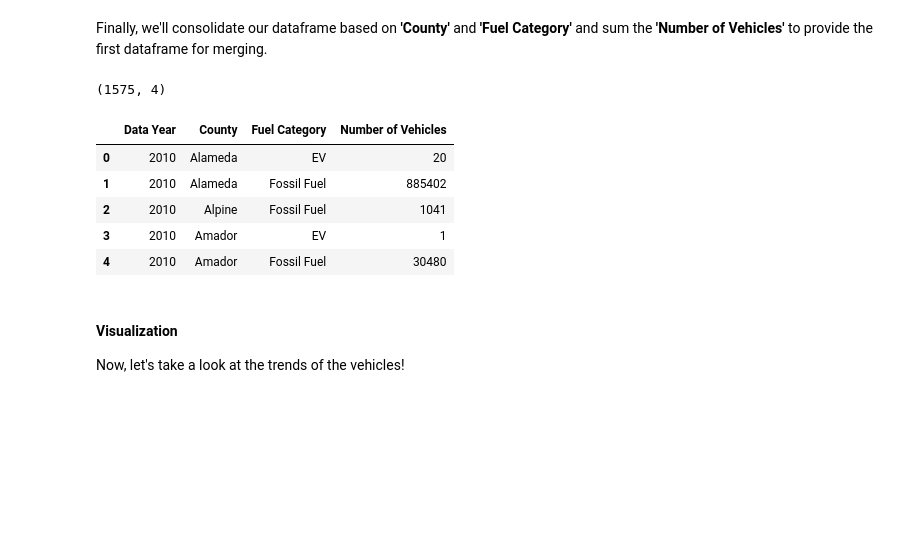
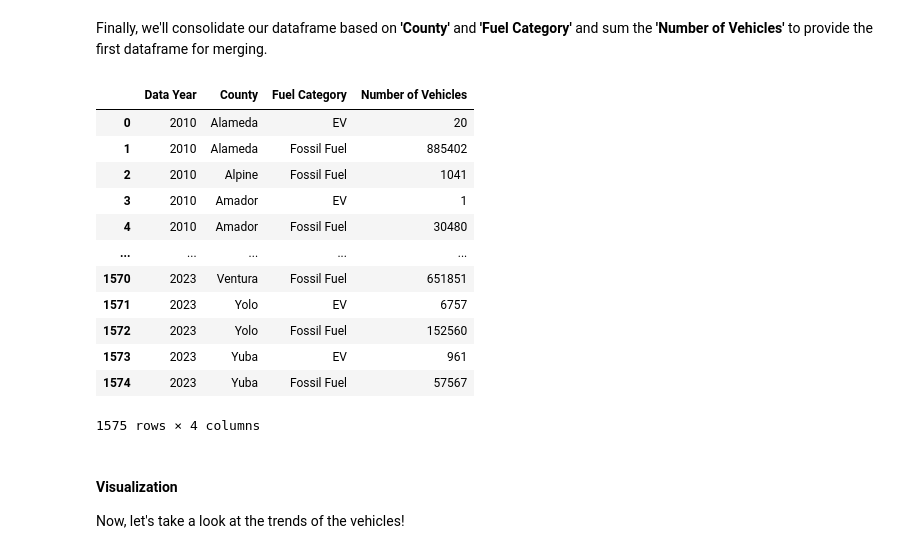
Before and after one commit to kellerl7/SIADS_Milestone_1, a Jupyter notebook: 19-btschmid-claris-lucaskel-kr_backup.ipynb, the cells around one changed output. Saved outputs shown, nothing was run; the diff lists cells and outputs as text; code cells hidden in the pictures; blank space fills up the shorter version.

```diff
--- a/19-btschmid-claris-lucaskel-kr_backup.ipynb
+++ b/19-btschmid-claris-lucaskel-kr_backup.ipynb
@@ -258,17 +258,23 @@ Finally, we'll consolidate our dataframe based on __'County'__ and __'Fuel Categ
 # %%
 fueltype_per_countyyear_totals_df = calcountyvehicle_df.groupby(['Data Year','County','Fuel Category'])['Number of Vehicles'].sum().reset_index()
 ## Optional to export out as an excel file - uncomment next line ##
 # vehicle_df.to_csv('vehicle_df', index = False)
-print(fueltype_per_countyyear_totals_df.shape)
-fueltype_per_countyyear_totals_df.head()
+
+fueltype_per_countyyear_totals_df
 # %% [output]
+|  | Data Year | County | Fuel Category | Number of Vehicles |
+| 0 | 2010 | Alameda | EV | 20 |
+| 1 | 2010 | Alameda | Fossil Fuel | 885402 |
+| 2 | 2010 | Alpine | Fossil Fuel | 1041 |
+| 3 | 2010 | Amador | EV | 1 |
+| 4 | 2010 | Amador | Fossil Fuel | 30480 |
+| ... | ... | ... | ... | ... |
+| 1570 | 2023 | Ventura | Fossil Fuel | 651851 |
+| 1571 | 2023 | Yolo | EV | 6757 |
+| 1572 | 2023 | Yolo | Fossil Fuel | 152560 |
+| 1573 | 2023 | Yuba | EV | 961 |
+| 1574 | 2023 | Yuba | Fossil Fuel | 57567 |
-(1575, 4)
+1575 rows × 4 columns
-|  | Data Year | County | Fuel Category | Number of Vehicles |
-| 0 | 2010 | Alameda | EV | 20 |
-| 1 | 2010 | Alameda | Fossil Fuel | 885402 |
-| 2 | 2010 | Alpine | Fossil Fuel | 1041 |
-| 3 | 2010 | Amador | EV | 1 |
-| 4 | 2010 | Amador | Fossil Fuel | 30480 |
 # %% [markdown]
 #### Visualization
 Now, let's take a look at the trends of the vehicles!
```
Also changed, not shown: parts of 16 cells of this notebook, 2 other files.
